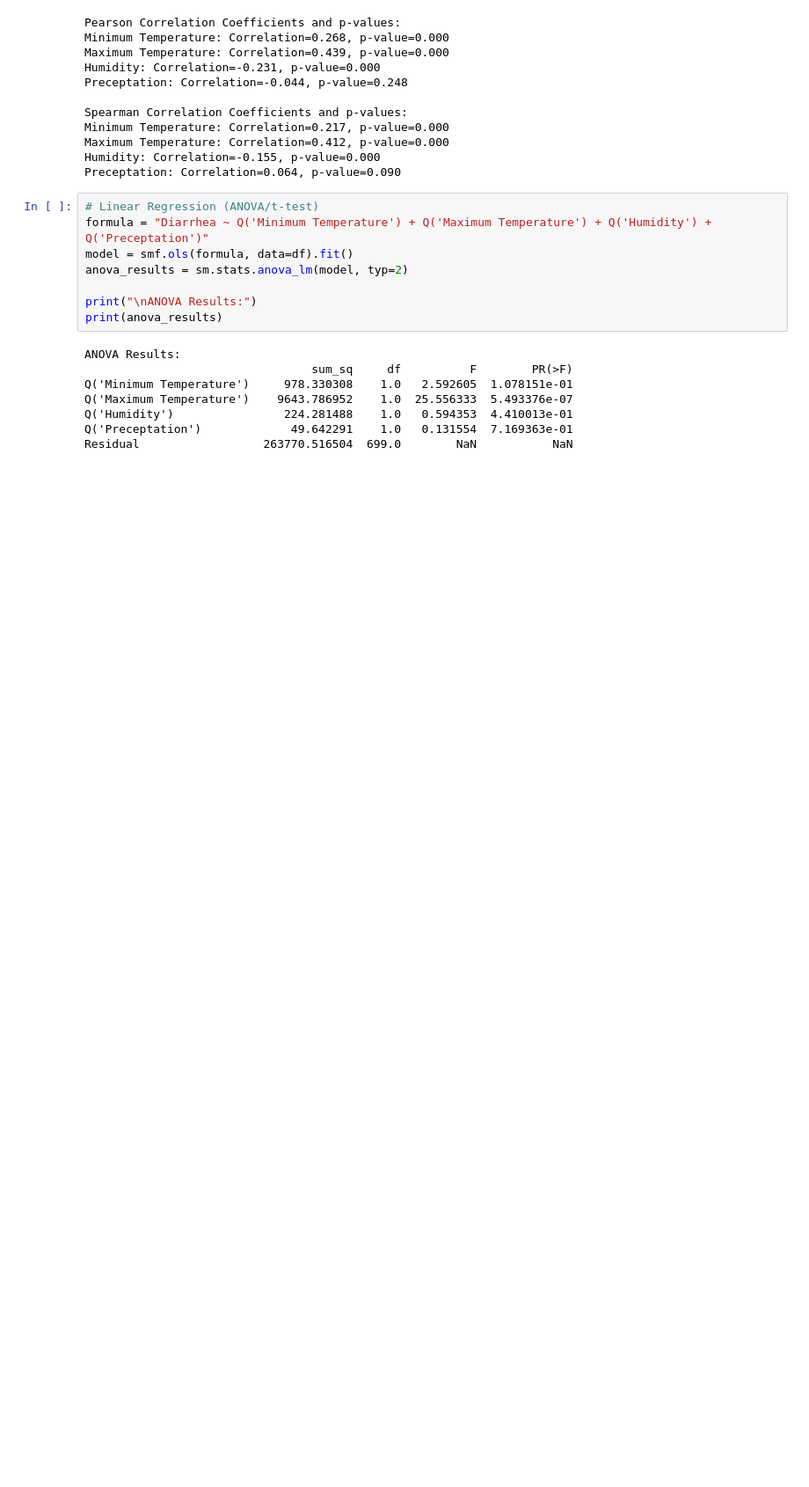
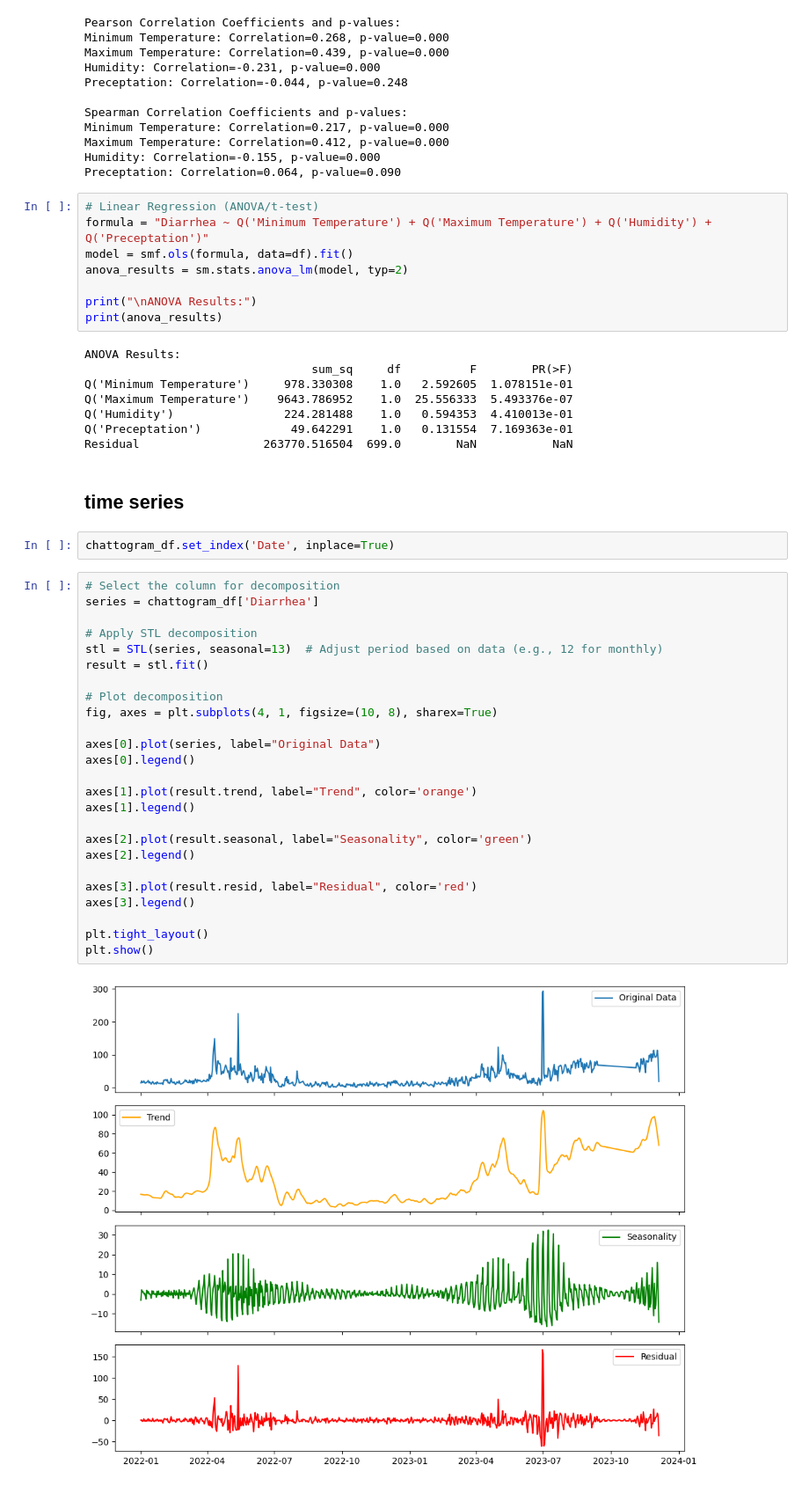
Before and after one commit to DryBoss/diarrhea-prediction-model, a Jupyter notebook: diarrhea_prediction_model.ipynb, the cells around one changed output. Shown at 88% size. Saved outputs shown, nothing was run; the diff lists cells and outputs as text; blank space fills up the shorter version.

```diff
--- a/diarrhea_prediction_model.ipynb
+++ b/diarrhea_prediction_model.ipynb
@@ -73,3 +73,34 @@ Q('Maximum Temperature')    9643.786952    1.0  25.556333  5.493376e-07
 Q('Humidity')                224.281488    1.0   0.594353  4.410013e-01
 Q('Preceptation')             49.642291    1.0   0.131554  7.169363e-01
 Residual                  263770.516504  699.0        NaN           NaN
+# %% [markdown]
+## time series
+# %%
+chattogram_df.set_index('Date', inplace=True)
+# %%
+# Select the column for decomposition
+series = chattogram_df['Diarrhea']
+
+# Apply STL decomposition
+stl = STL(series, seasonal=13)  # Adjust period based on data (e.g., 12 for monthly)
+result = stl.fit()
+
+# Plot decomposition
+fig, axes = plt.subplots(4, 1, figsize=(10, 8), sharex=True)
+
+axes[0].plot(series, label="Original Data")
+axes[0].legend()
+
+axes[1].plot(result.trend, label="Trend", color='orange')
+axes[1].legend()
+
+axes[2].plot(result.seasonal, label="Seasonality", color='green')
+axes[2].legend()
+
+axes[3].plot(result.resid, label="Residual", color='red')
+axes[3].legend()
+
+plt.tight_layout()
+plt.show()
+# %% [output]
+[figure, added]
```
Also changed, not shown: parts of 2 cells of this notebook.
